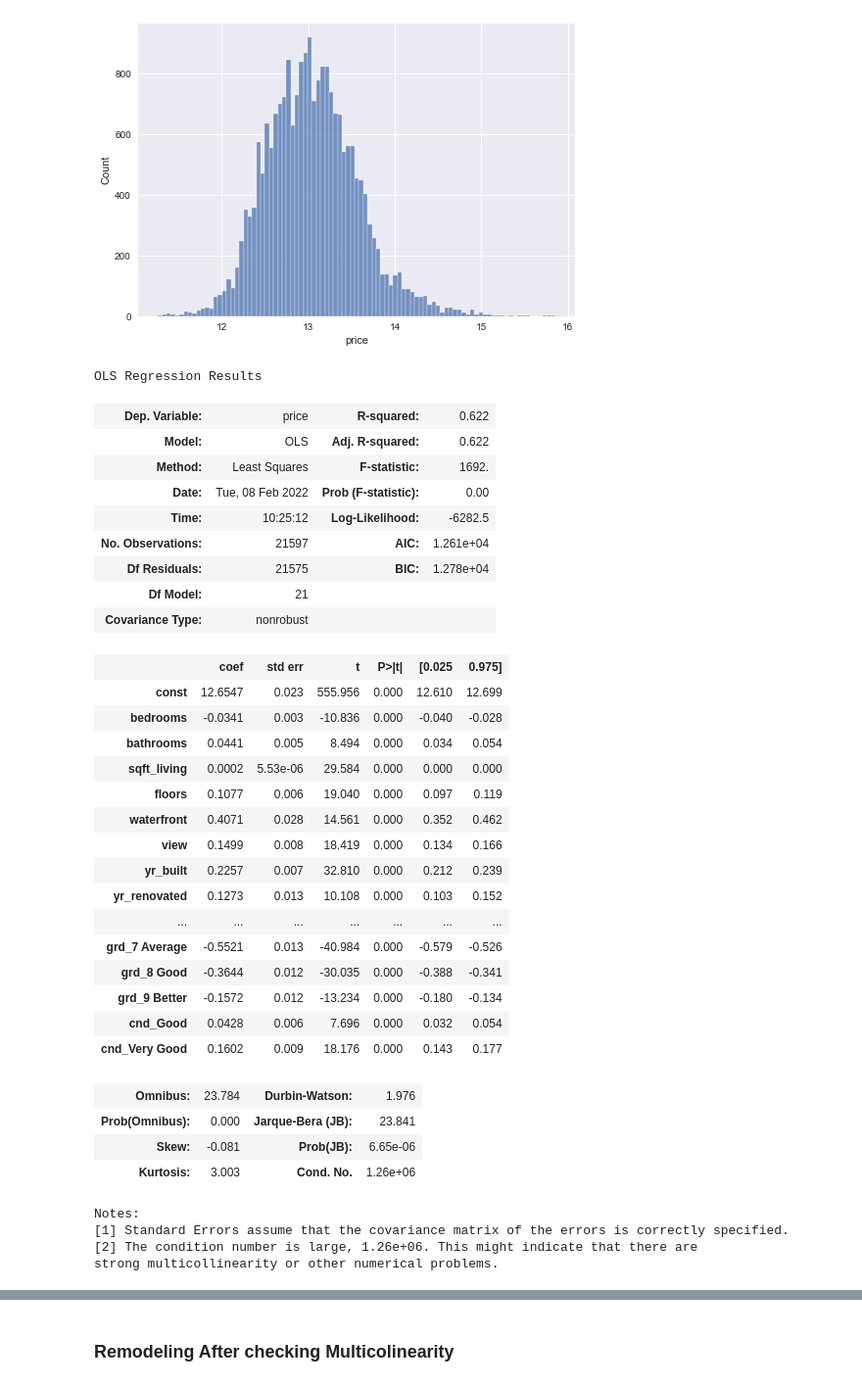
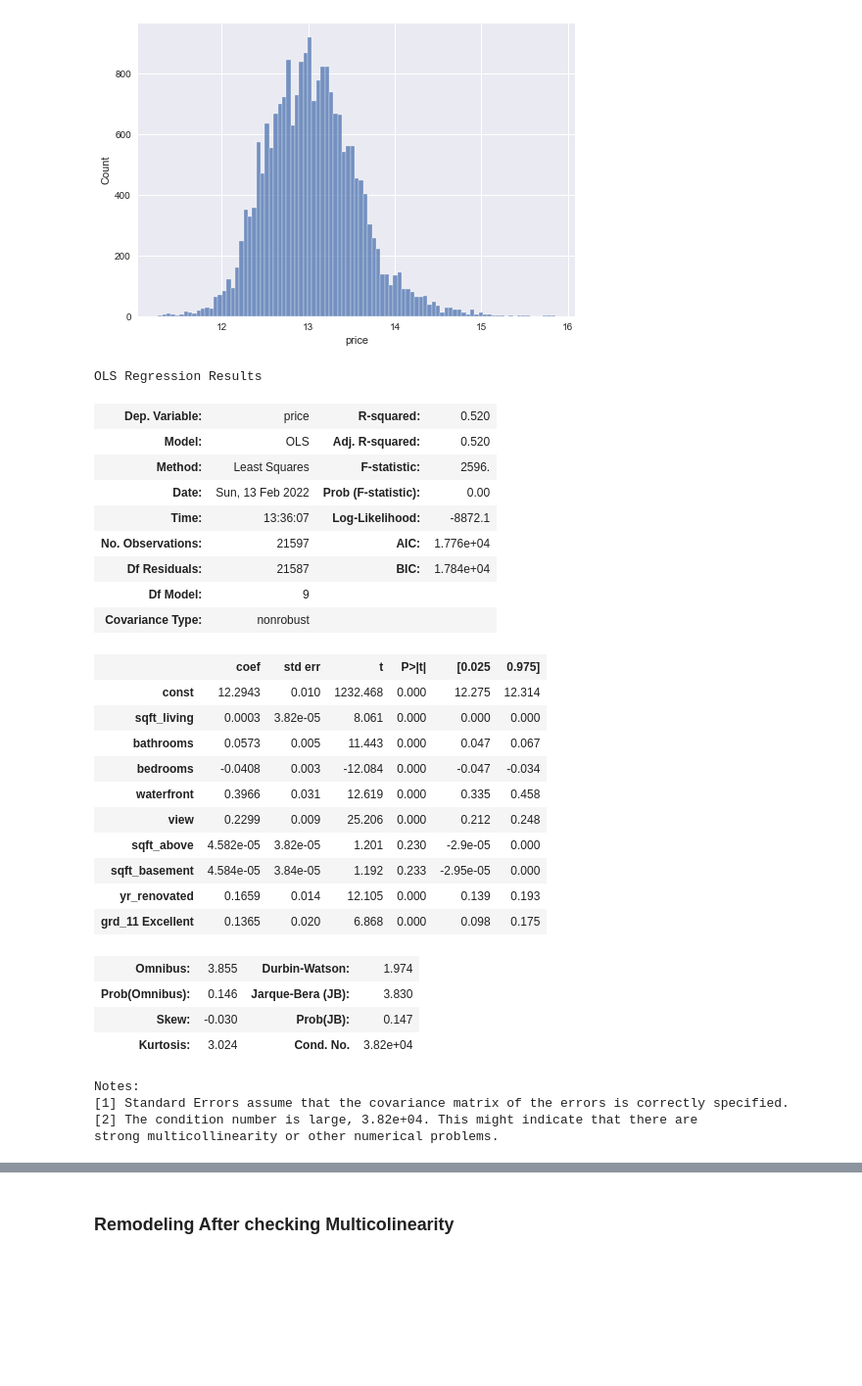
Before and after one commit to henrysvg/dsc-phase-2-project-v2-3, a Jupyter notebook: student.ipynb, the cells around one changed output, grey strips where cells are left out. Shown: that part at 98% size. Drawn from its saved outputs; the diff is of its cells as text; code cells hidden in the pictures; blank space fills up the shorter version.

```diff
--- a/student.ipynb
+++ b/student.ipynb
@@ -405,3 +401,8 @@ x = data.drop(columns=['price'])
+# %%
+y = data['price']
+
+x = data[['sqft_living', 'bathrooms', 'bedrooms', 'waterfront', 'view',
+         'sqft_above', 'sqft_basement', 'yr_renovated', 'grd_11 Excellent']]
 # %%
 model_data = x
 # %%
@@ -517,43 +456,38 @@ sns.histplot(p)
 # %%
 y_log = p
 # %%
-third_model=sm.OLS(y_log,model_data_int_2).fit()
-results=third_model
+second_model=sm.OLS(y_log,model_data_int).fit()
+results=second_model
 results.summary()
 # %% [output]
 OLS Regression Results
-| Dep. Variable: | price | R-squared: | 0.622 |
-| Model: | OLS | Adj. R-squared: | 0.622 |
-| Method: | Least Squares | F-statistic: | 1692. |
-| Date: | Tue, 08 Feb 2022 | Prob (F-statistic): | 0.00 |
-| Time: | 10:25:12 | Log-Likelihood: | -6282.5 |
-| No. Observations: | 21597 | AIC: | 1.261e+04 |
-| Df Residuals: | 21575 | BIC: | 1.278e+04 |
-| Df Model: | 21 |  |  |
+| Dep. Variable: | price | R-squared: | 0.520 |
+| Model: | OLS | Adj. R-squared: | 0.520 |
+| Method: | Least Squares | F-statistic: | 2596. |
+| Date: | Sun, 13 Feb 2022 | Prob (F-statistic): | 0.00 |
+| Time: | 13:36:07 | Log-Likelihood: | -8872.1 |
+| No. Observations: | 21597 | AIC: | 1.776e+04 |
+| Df Residuals: | 21587 | BIC: | 1.784e+04 |
+| Df Model: | 9 |  |  |
 | Covariance Type: | nonrobust |  |  |
 |  | coef | std err | t | P>|t| | [0.025 | 0.975] |
-| const | 12.6547 | 0.023 | 555.956 | 0.000 | 12.610 | 12.699 |
-| bedrooms | -0.0341 | 0.003 | -10.836 | 0.000 | -0.040 | -0.028 |
-| bathrooms | 0.0441 | 0.005 | 8.494 | 0.000 | 0.034 | 0.054 |
-| sqft_living | 0.0002 | 5.53e-06 | 29.584 | 0.000 | 0.000 | 0.000 |
-| floors | 0.1077 | 0.006 | 19.040 | 0.000 | 0.097 | 0.119 |
-| waterfront | 0.4071 | 0.028 | 14.561 | 0.000 | 0.352 | 0.462 |
-| view | 0.1499 | 0.008 | 18.419 | 0.000 | 0.134 | 0.166 |
-| yr_built | 0.2257 | 0.007 | 32.810 | 0.000 | 0.212 | 0.239 |
-| yr_renovated | 0.1273 | 0.013 | 10.108 | 0.000 | 0.103 | 0.152 |
-| ... | ... | ... | ... | ... | ... | ... |
-| grd_7 Average | -0.5521 | 0.013 | -40.984 | 0.000 | -0.579 | -0.526 |
-| grd_8 Good | -0.3644 | 0.012 | -30.035 | 0.000 | -0.388 | -0.341 |
-| grd_9 Better | -0.1572 | 0.012 | -13.234 | 0.000 | -0.180 | -0.134 |
-| cnd_Good | 0.0428 | 0.006 | 7.696 | 0.000 | 0.032 | 0.054 |
-| cnd_Very Good | 0.1602 | 0.009 | 18.176 | 0.000 | 0.143 | 0.177 |
+| const | 12.2943 | 0.010 | 1232.468 | 0.000 | 12.275 | 12.314 |
+| sqft_living | 0.0003 | 3.82e-05 | 8.061 | 0.000 | 0.000 | 0.000 |
+| bathrooms | 0.0573 | 0.005 | 11.443 | 0.000 | 0.047 | 0.067 |
+| bedrooms | -0.0408 | 0.003 | -12.084 | 0.000 | -0.047 | -0.034 |
+| waterfront | 0.3966 | 0.031 | 12.619 | 0.000 | 0.335 | 0.458 |
+| view | 0.2299 | 0.009 | 25.206 | 0.000 | 0.212 | 0.248 |
+| sqft_above | 4.582e-05 | 3.82e-05 | 1.201 | 0.230 | -2.9e-05 | 0.000 |
+| sqft_basement | 4.584e-05 | 3.84e-05 | 1.192 | 0.233 | -2.95e-05 | 0.000 |
+| yr_renovated | 0.1659 | 0.014 | 12.105 | 0.000 | 0.139 | 0.193 |
+| grd_11 Excellent | 0.1365 | 0.020 | 6.868 | 0.000 | 0.098 | 0.175 |
-| Omnibus: | 23.784 | Durbin-Watson: | 1.976 |
-| Prob(Omnibus): | 0.000 | Jarque-Bera (JB): | 23.841 |
-| Skew: | -0.081 | Prob(JB): | 6.65e-06 |
-| Kurtosis: | 3.003 | Cond. No. | 1.26e+06 |
+| Omnibus: | 3.855 | Durbin-Watson: | 1.974 |
+| Prob(Omnibus): | 0.146 | Jarque-Bera (JB): | 3.830 |
+| Skew: | -0.030 | Prob(JB): | 0.147 |
+| Kurtosis: | 3.024 | Cond. No. | 3.82e+04 |
 Notes:
 [1] Standard Errors assume that the covariance matrix of the errors is correctly specified.
-[2] The condition number is large, 1.26e+06. This might indicate that there are
+[2] The condition number is large, 3.82e+04. This might indicate that there are
 strong multicollinearity or other numerical problems.
 # %%
 fig = sm.graphics.qqplot(third_model.resid, dist=stats.norm, line='45', fit=True)
```
Also changed, not shown: parts of 26 cells of this notebook, 1 other file.
